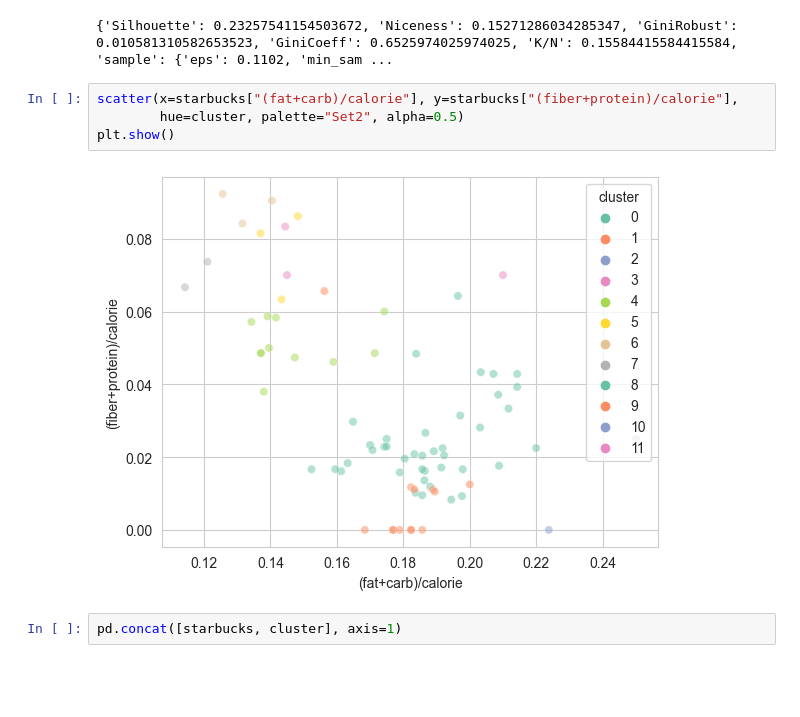
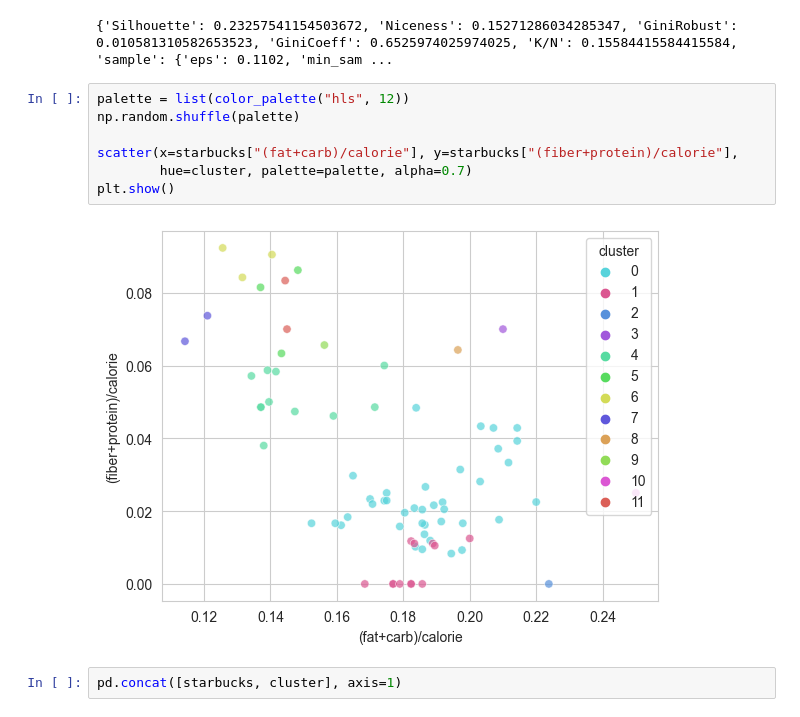
Before and after one commit to chrico-bu-uab/gower, a Jupyter notebook: starbucks.ipynb, the cells around one changed output. Saved outputs shown, nothing was run; the diff lists cells and outputs as text; blank space fills up the shorter version.

```diff
--- a/starbucks.ipynb
+++ b/starbucks.ipynb
@@ -72,11 +70,14 @@ cluster = optimize_dbscan(starbucks.drop("type", axis=1), starbucks.type,
 [figure]
 {'Silhouette': 0.23257541154503672, 'Niceness': 0.15271286034285347, 'GiniRobust': 0.010581310582653523, 'GiniCoeff': 0.6525974025974025, 'K/N': 0.15584415584415584, 'sample': {'eps': 0.1102, 'min_sam ...
 # %%
+palette = list(color_palette("hls", 12))
+np.random.shuffle(palette)
+
 scatter(x=starbucks["(fat+carb)/calorie"], y=starbucks["(fiber+protein)/calorie"],
-        hue=cluster, palette="Set2", alpha=0.5)
+        hue=cluster, palette=palette, alpha=0.7)
 plt.show()
 # %% [output]
-[figure, old version]
+[figure, new version]
 # %%
 pd.concat([starbucks, cluster], axis=1)
 # %% [output]
```
Also changed, not shown: parts of 1 cell of this notebook.
